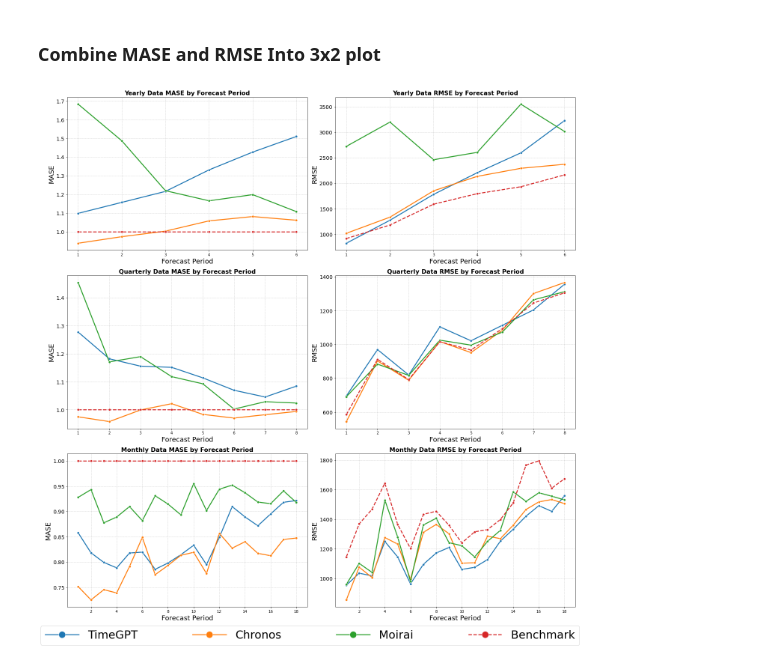
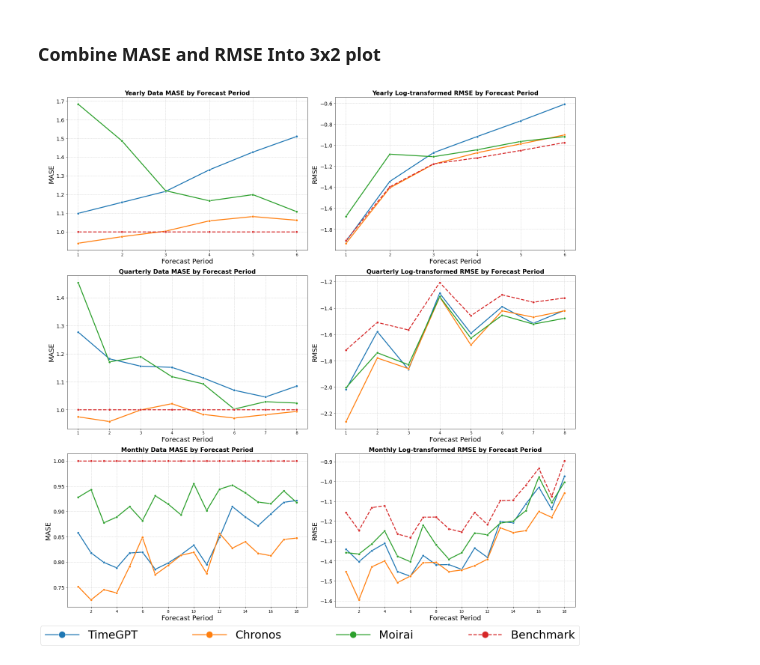
Before and after one commit to tom-alten/OutsmartingTime, a Jupyter notebook: Analysis/forecast_period_viz.ipynb, the cells around one changed output. Cells and saved outputs as stored; diff of their text form; code cells hidden in the pictures.

```diff
--- a/Analysis/forecast_period_viz.ipynb
+++ b/Analysis/forecast_period_viz.ipynb
@@ -471,5 +476,5 @@ def calculate_rmse_per_forecast_period(df, actual_col, forecast_cols, benchmark_
 # %% [markdown]
 #### Yearly
 # %%
-rmse_results_period_year = calculate_rmse_per_forecast_period(results_df[results_df['Series'] <= 645].copy(), 'Actual', forecast_cols, 'NAIVE2')
+rmse_results_period_year = calculate_log_transformed_rmse_per_forecast_period(results_df[results_df['Series'] <= 645].copy(), 'Actual', forecast_cols, 'NAIVE2')
 rmse_results_period_year = pd.DataFrame.from_dict(rmse_results_period_year, orient='index')
@@ -501,5 +491,5 @@ plt.show()
 # %% [markdown]
 ### Quarterly
 # %%
-rmse_results_period_quarter = calculate_rmse_per_forecast_period(results_df[(results_df['Series'] > 645) & (results_df['Series'] <= 1401)].copy(), 'Actual', forecast_cols, 'NAIVE2')
+rmse_results_period_quarter = calculate_log_transformed_rmse_per_forecast_period(results_df[(results_df['Series'] > 645) & (results_df['Series'] <= 1401)].copy(), 'Actual', forecast_cols, 'NAIVE2')
 rmse_results_period_quarter = pd.DataFrame.from_dict(rmse_results_period_quarter, orient='index')
@@ -531,5 +496,5 @@ plt.show()
 # %% [markdown]
 ### Monthly
 # %%
-rmse_results_period_month = calculate_rmse_per_forecast_period(results_df[results_df['Series'] > 1401].copy(), 'Actual', forecast_cols, 'NAIVE2')
+rmse_results_period_month = calculate_log_transformed_rmse_per_forecast_period(results_df[results_df['Series'] > 1401].copy(), 'Actual', forecast_cols, 'NAIVE2')
 rmse_results_period_month = pd.DataFrame.from_dict(rmse_results_period_month, orient='index')
@@ -662,12 +602,12 @@ axes[2, 0].tick_params(axis='y', labelsize=14)
 ### RMSE ###
 
 # Yearly
-sns.lineplot(ax=axes[0, 1], x=rmse_results_period_year.index, y=rmse_results_period_year['TimeGPT'], marker='o', label='TimeGPT', linewidth=2.5)
-sns.lineplot(ax=axes[0, 1], x=rmse_results_period_year.index, y=rmse_results_period_year['Chronos'], marker='o', label='Chronos', linewidth=2.5)
-sns.lineplot(ax=axes[0, 1], x=rmse_results_period_year.index, y=rmse_results_period_year['Moirai'], marker='o', label='Moirai', linewidth=2.5)
-sns.lineplot(ax=axes[0, 1], x=rmse_results_period_year.index, y=rmse_results_period_year['NAIVE2'], marker='o', linestyle='--', label='Benchmark', linewidth=2.5)
+sns.lineplot(ax=axes[0, 1], x=rmse_results_period_year.index, y=np.log(rmse_results_period_year['TimeGPT']), marker='o', label='TimeGPT', linewidth=2.5)
+sns.lineplot(ax=axes[0, 1], x=rmse_results_period_year.index, y=np.log(rmse_results_period_year['Chronos']), marker='o', label='Chronos', linewidth=2.5)
+sns.lineplot(ax=axes[0, 1], x=rmse_results_period_year.index, y=np.log(rmse_results_period_year['Moirai']), marker='o', label='Moirai', linewidth=2.5)
+sns.lineplot(ax=axes[0, 1], x=rmse_results_period_year.index, y=np.log(rmse_results_period_year['NAIVE2']), marker='o', linestyle='--', label='Benchmark', linewidth=2.5)
 # Title and labels
-axes[0, 1].set_title('Yearly Data RMSE by Forecast Period', fontsize=16, fontweight='bold')
+axes[0, 1].set_title('Yearly Log-transformed RMSE by Forecast Period', fontsize=16, fontweight='bold')
 axes[0, 1].set_xlabel('Forecast Period', fontsize=18)
 axes[0, 1].set_ylabel('RMSE', fontsize=18)
 axes[0, 1].grid(True, linestyle='--', alpha=0.6)
@@ -675,12 +615,12 @@ axes[0, 1].set_xticks(range(1, 6+1))
 axes[0, 1].tick_params(axis='y', labelsize=14)
 
 # Quarterly
-sns.lineplot(ax=axes[1, 1], x=rmse_results_period_quarter.index, y=rmse_results_period_quarter['TimeGPT'], marker='o', label='TimeGPT', linewidth=2.5)
-sns.lineplot(ax=axes[1, 1], x=rmse_results_period_quarter.index, y=rmse_results_period_quarter['Chronos'], marker='o', label='Chronos', linewidth=2.5)
-sns.lineplot(ax=axes[1, 1], x=rmse_results_period_quarter.index, y=rmse_results_period_quarter['Moirai'], marker='o', label='Moirai', linewidth=2.5)
-sns.lineplot(ax=axes[1, 1], x=rmse_results_period_quarter.index, y=rmse_results_period_quarter['NAIVE2'], marker='o', linestyle='--', label='Benchmark', linewidth=2.5)
+sns.lineplot(ax=axes[1, 1], x=rmse_results_period_quarter.index, y=np.log(rmse_results_period_quarter['TimeGPT']), marker='o', label='TimeGPT', linewidth=2.5)
+sns.lineplot(ax=axes[1, 1], x=rmse_results_period_quarter.index, y=np.log(rmse_results_period_quarter['Chronos']), marker='o', label='Chronos', linewidth=2.5)
+sns.lineplot(ax=axes[1, 1], x=rmse_results_period_quarter.index, y=np.log(rmse_results_period_quarter['Moirai']), marker='o', label='Moirai', linewidth=2.5)
+sns.lineplot(ax=axes[1, 1], x=rmse_results_period_quarter.index, y=np.log(rmse_results_period_quarter['NAIVE2']), marker='o', linestyle='--', label='Benchmark', linewidth=2.5)
 # Title and labels
-axes[1, 1].set_title('Quarterly Data RMSE by Forecast Period', fontsize=16, fontweight='bold')
+axes[1, 1].set_title('Quarterly Log-transformed RMSE by Forecast Period', fontsize=16, fontweight='bold')
 axes[1, 1].set_xlabel('Forecast Period', fontsize=18)
 axes[1, 1].set_ylabel('RMSE', fontsize=18)
 axes[1, 1].grid(True, linestyle='--', alpha=0.6)
@@ -688,36 +628,36 @@ axes[1, 1].set_xticks(range(1, 8+1))
 axes[1, 1].tick_params(axis='y', labelsize=14)
 
 # Monthly
-sns.lineplot(ax=axes[2, 1], x=rmse_results_period_month.index, y=rmse_results_period_month['TimeGPT'], marker='o', label='TimeGPT', linewidth=2.5)
-sns.lineplot(ax=axes[2, 1], x=rmse_results_period_month.index, y=rmse_results_period_month['Chronos'], marker='o', label='Chronos', linewidth=2.5)
-sns.lineplot(ax=axes[2, 1], x=rmse_results_period_month.index, y=rmse_results_period_month['Moirai'], marker='o', label='Moirai', linewidth=2.5)
-sns.lineplot(ax=axes[2, 1], x=rmse_results_period_month.index, y=rmse_results_period_month['NAIVE2'], marker='o', linestyle='--', label='Benchmark', linewidth=2.5)
+sns.lineplot(ax=axes[2, 1], x=rmse_results_period_month.index, y=np.log(rmse_results_period_month['TimeGPT']), marker='o', label='TimeGPT', linewidth=2.5)
+sns.lineplot(ax=axes[2, 1], x=rmse_results_period_month.index, y=np.log(rmse_results_period_month['Chronos']), marker='o', label='Chronos', linewidth=2.5)
+sns.lineplot(ax=axes[2, 1], x=rmse_results_period_month.index, y=np.log(rmse_results_period_month['Moirai']), marker='o', label='Moirai', linewidth=2.5)
+sns.lineplot(ax=axes[2, 1], x=rmse_results_period_month.index, y=np.log(rmse_results_period_month['NAIVE2']), marker='o', linestyle='--', label='Benchmark', linewidth=2.5)
 # Title and labels
-axes[2, 1].set_title('Monthly Data RMSE by Forecast Period', fontsize=16, fontweight='bold')
+axes[2, 1].set_title('Monthly Log-transformed RMSE by Forecast Period', fontsize=16, fontweight='bold')
 axes[2, 1].set_xlabel('Forecast Period', fontsize=18)
 axes[2, 1].set_ylabel('RMSE', fontsize=18)
 axes[2, 1].grid(True, linestyle='--', alpha=0.6)
 axes[2, 1].set_xticks(range(2, 18+1, 2))
 axes[2, 1].tick_params(axis='y', labelsize=14)
 
 # Remove legends from the plots in favor of a single legend below
 axes[0, 0].legend().remove()
 axes[0, 1].legend().remove()
 axes[1, 0].legend().remove()
 axes[1, 1].legend().remove()
 axes[2, 0].legend().remove()
 axes[2, 1].legend().remove()
 
 # Common legend
 fig.subplots_adjust(bottom=0.3, top=0.95)  # Adjust 'bottom' as needed
 
 # Legend placement at the bottom and span the full figure width
 handles, labels = axes[0, 0].get_legend_handles_labels()  # You can also gather labels from all subplots if they vary
 fig.legend(handles, labels, loc='upper center', bbox_to_anchor=(0, -0.1, 1, 0.1), ncol=len(labels), mode="expand", borderaxespad=0., frameon=True, fontsize=30, markerscale=3, handlelength=3)
 
 # Adjust layout to prevent overlapping
 plt.tight_layout()
 
 plt.show()
 # %% [output]
-[figure, old version]
+[figure, new version]
```
Also changed, not shown: parts of 19 cells of this notebook.
